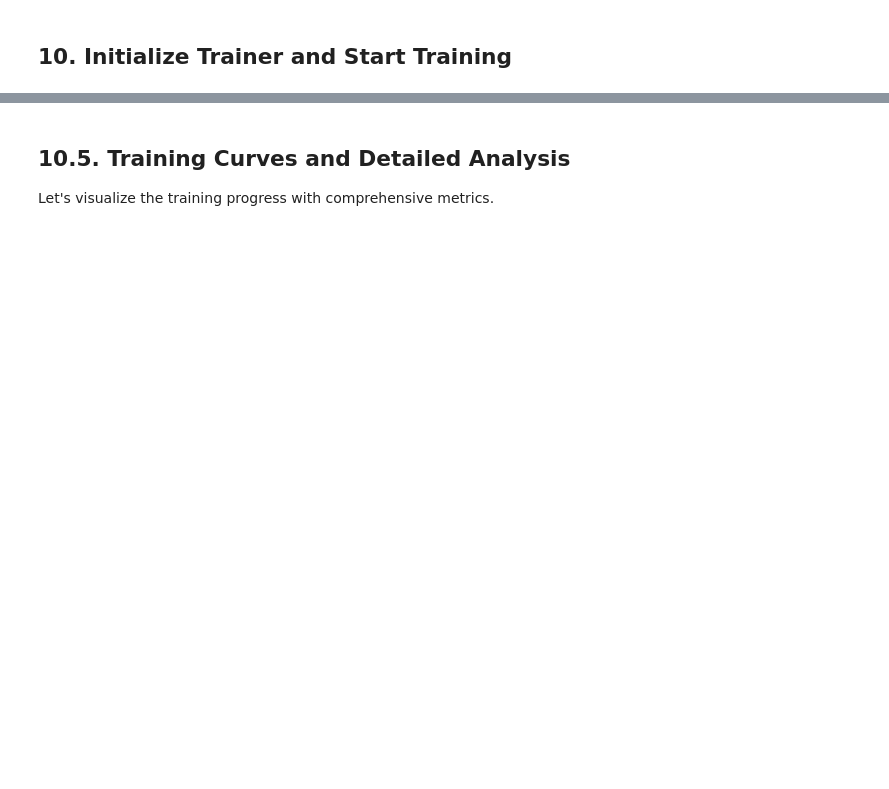
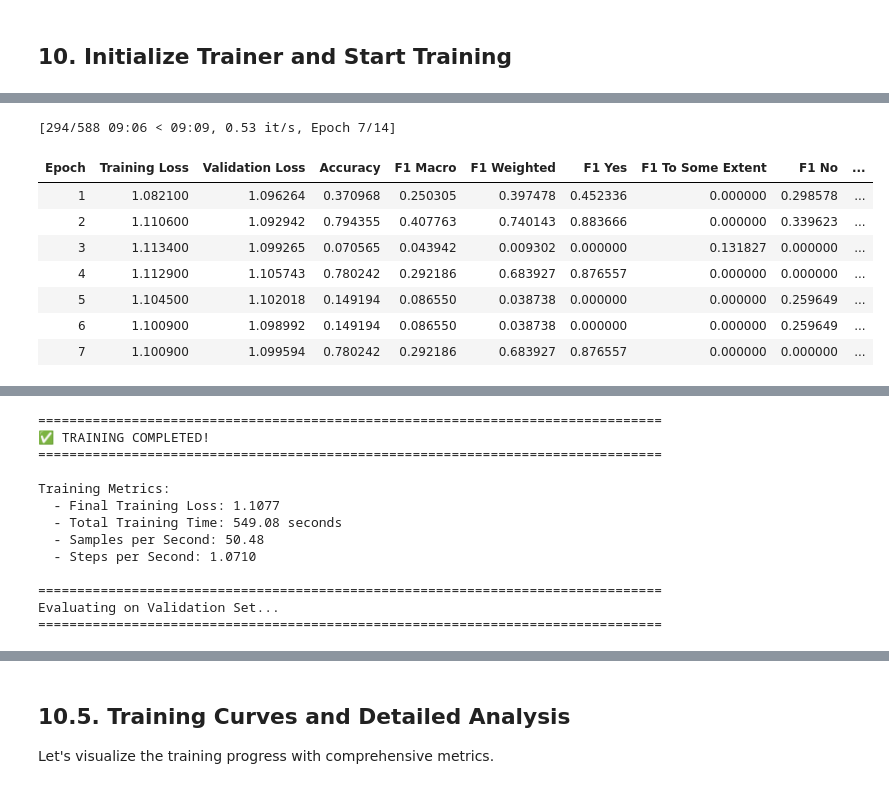
Before and after one commit to devendew/pedagogical-assessment, a Jupyter notebook: devendra/mistake_identification/deberta_with_students_response_only/mistake_deberta_with_student_response_and_answers.ipynb, the cells around one changed output, grey strips where cells are left out. Cells and saved outputs as stored; diff of their text form; code cells hidden in the pictures; blank space fills up the shorter version.

```diff
--- a/devendra/mistake_identification/deberta_with_students_response_only/mistake_deberta_with_student_response_and_answers.ipynb
+++ b/devendra/mistake_identification/deberta_with_students_response_only/mistake_deberta_with_student_response_and_answers.ipynb
@@ -899,0 +2478,57 @@ Original Traceback (most recent call last):
+# %%
+# ============================================================================
+# START TRAINING
+# ============================================================================
+
+print("="*80)
+print("🚀 STARTING TRAINING")
+print("="*80)
+print(f"\nConfiguration:")
+print(f"  - Model: {MODEL_NAME}")
+print(f"  - Epochs: {training_args.num_train_epochs}")
+print(f"  - Training samples: {len(train_dataset)}")
+print(f"  - Validation samples: {len(val_dataset)}")
+print(f"  - Batch size: {training_args.per_device_train_batch_size} (train), {training_args.per_device_eval_batch_size} (eval)")
+print(f"  - Gradient accumulation: {training_args.gradient_accumulation_steps} steps")
+print(f"  - Effective batch size: {training_args.per_device_train_batch_size * training_args.gradient_accumulation_steps}")
+print(f"  - Learning rate: {OPTIMIZED_PARAMS['learning_rate']:.6e}")
+print(f"  - Optimizer: {'Lion 8-bit' if USING_LION else 'AdamW'}")
+print(f"\n{'='*80}")
+print("Training in progress... This may take a while.")
+print("You will see progress bars and metrics as training proceeds.")
+print("="*80 + "\n")
+
+# Start training
+train_result = trainer.train()
+
+print("\n" + "="*80)
+print("✅ TRAINING COMPLETED!")
+print("="*80)
+print(f"\nTraining Metrics:")
+print(f"  - Final Training Loss: {train_result.training_loss:.4f}")
+print(f"  - Total Training Time: {train_result.metrics.get('train_runtime', 0):.2f} seconds")
+print(f"  - Samples per Second: {train_result.metrics.get('train_samples_per_second', 0):.2f}")
+print(f"  - Steps per Second: {train_result.metrics.get('train_steps_per_second', 0):.4f}")
+
+print("\n" + "="*80)
+print("Evaluating on Validation Set...")
+print("="*80)
+
+# Evaluate on validation set
+val_results = trainer.evaluate()
+
+print(f"\n✅ Validation Results:")
+print(f"  - Validation Loss: {val_results['eval_loss']:.4f}")
+print(f"  - Accuracy: {val_results['eval_accuracy']:.4f}")
+print(f"  - F1 (Macro): {val_results['eval_f1_macro']:.4f}")
+print(f"  - F1 (Weighted): {val_results['eval_f1_weighted']:.4f}")
+
+print(f"\nPer-Class F1 Scores:")
+print(f"  - Yes: {val_results['eval_f1_yes']:.4f}")
+print(f"  - To some extent: {val_results['eval_f1_to_some_extent']:.4f}")
+print(f"  - No: {val_results['eval_f1_no']:.4f}")
+
+print("\n" + "="*80)
+print("✅ Training and evaluation complete!")
+print("="*80)
+# %% [output]
@@ -899,0 +2571,9 @@ Original Traceback (most recent call last):
+[294/588 09:06 < 09:09, 0.53 it/s, Epoch 7/14]
+| Epoch | Training Loss | Validation Loss | Accuracy | F1 Macro | F1 Weighted | F1 Yes | F1 To Some Extent | F1 No | ... |
+| 1 | 1.082100 | 1.096264 | 0.370968 | 0.250305 | 0.397478 | 0.452336 | 0.000000 | 0.298578 | ... |
+| 2 | 1.110600 | 1.092942 | 0.794355 | 0.407763 | 0.740143 | 0.883666 | 0.000000 | 0.339623 | ... |
+| 3 | 1.113400 | 1.099265 | 0.070565 | 0.043942 | 0.009302 | 0.000000 | 0.131827 | 0.000000 | ... |
+| 4 | 1.112900 | 1.105743 | 0.780242 | 0.292186 | 0.683927 | 0.876557 | 0.000000 | 0.000000 | ... |
+| 5 | 1.104500 | 1.102018 | 0.149194 | 0.086550 | 0.038738 | 0.000000 | 0.000000 | 0.259649 | ... |
+| 6 | 1.100900 | 1.098992 | 0.149194 | 0.086550 | 0.038738 | 0.000000 | 0.000000 | 0.259649 | ... |
+| 7 | 1.100900 | 1.099594 | 0.780242 | 0.292186 | 0.683927 | 0.876557 | 0.000000 | 0.000000 | ... |
@@ -899,0 +2597,13 @@ Original Traceback (most recent call last):
+================================================================================
+✅ TRAINING COMPLETED!
+================================================================================
+
+Training Metrics:
+  - Final Training Loss: 1.1077
+  - Total Training Time: 549.08 seconds
+  - Samples per Second: 50.48
+  - Steps per Second: 1.0710
+
+================================================================================
+Evaluating on Validation Set...
+================================================================================
```
Also changed, not shown: parts of 44 cells of this notebook, 10 other files.
